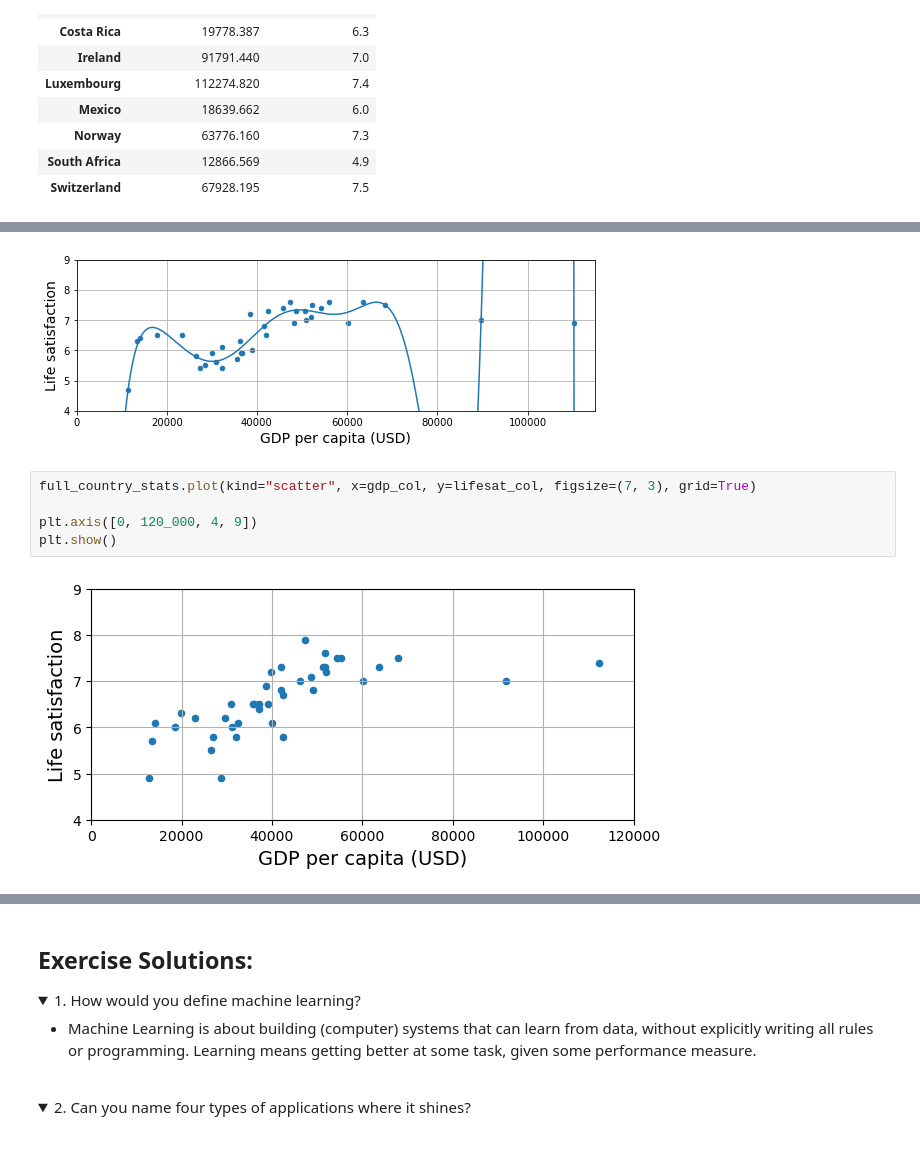
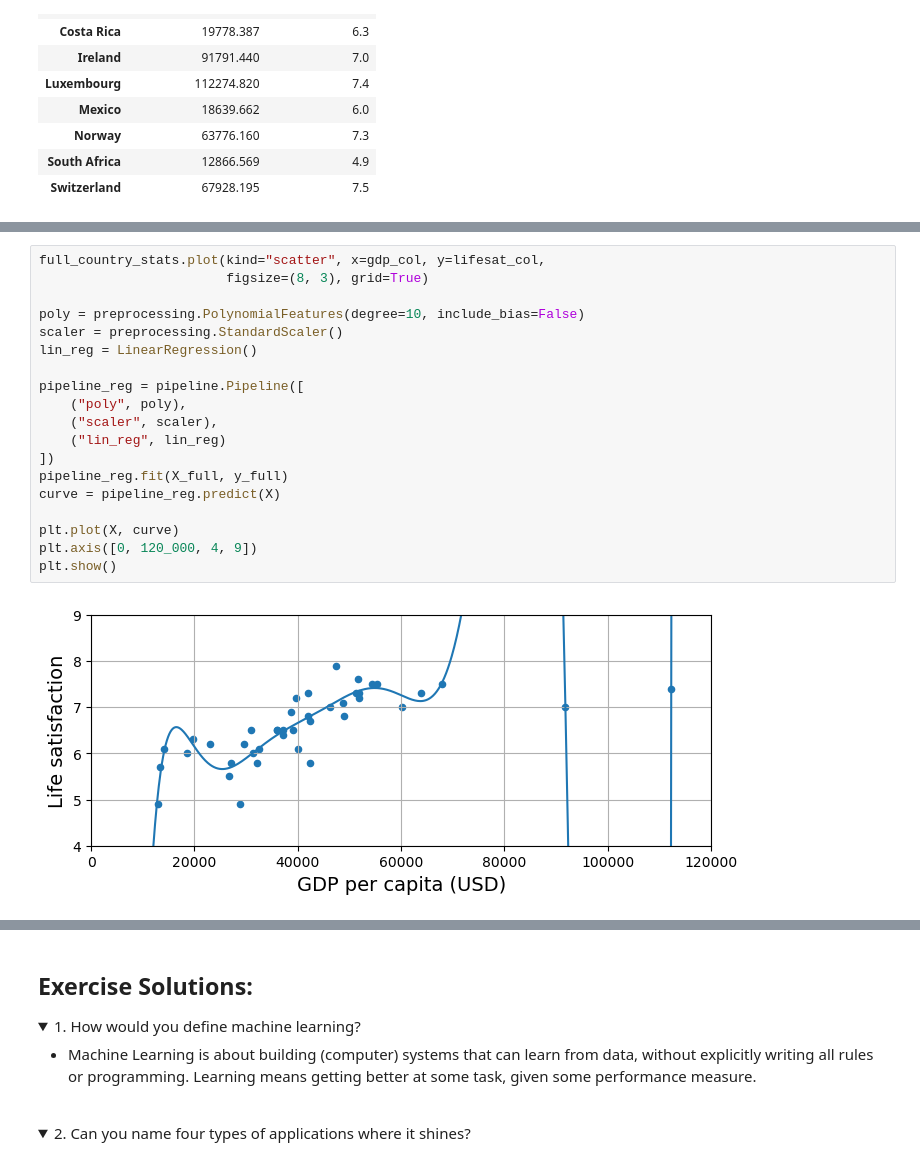
Before and after one commit to Jonikulov/Hands-On-Machine-Learning-3, a Jupyter notebook: 01. The Machine Learning Landscape.ipynb, the cells around one changed output, grey strips where cells are left out. Cells and saved outputs as stored; diff of their text form; folded sections open.

```diff
--- a/01. The Machine Learning Landscape.ipynb
+++ b/01. The Machine Learning Landscape.ipynb
@@ -467,12 +468,24 @@ plt.axis([0, 120_000, 4, 9])
 plt.show()
 # %% [output]
 [figure]
-# %% [markdown]
-![image.png](attachment:be5735f4-251c-4cdf-8336-d63d848f8e3a.png)
 # %%
-full_country_stats.plot(kind="scatter", x=gdp_col, y=lifesat_col, figsize=(7, 3), grid=True)
+full_country_stats.plot(kind="scatter", x=gdp_col, y=lifesat_col,
+                        figsize=(8, 3), grid=True)
 
+poly = preprocessing.PolynomialFeatures(degree=10, include_bias=False)
+scaler = preprocessing.StandardScaler()
+lin_reg = LinearRegression()
+
+pipeline_reg = pipeline.Pipeline([
+    ("poly", poly),
+    ("scaler", scaler),
+    ("lin_reg", lin_reg)
+])
+pipeline_reg.fit(X_full, y_full)
+curve = pipeline_reg.predict(X)
+
+plt.plot(X, curve)
 plt.axis([0, 120_000, 4, 9])
 plt.show()
 # %% [output]
-[figure, old version]
+[figure, new version]
```
Also changed, not shown: parts of 4 cells of this notebook.
